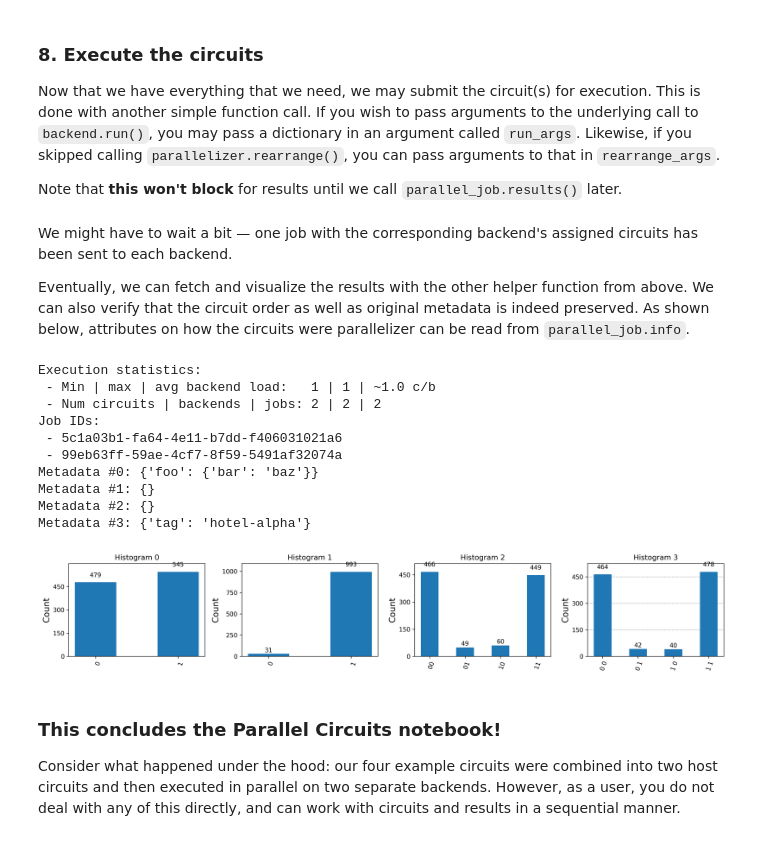
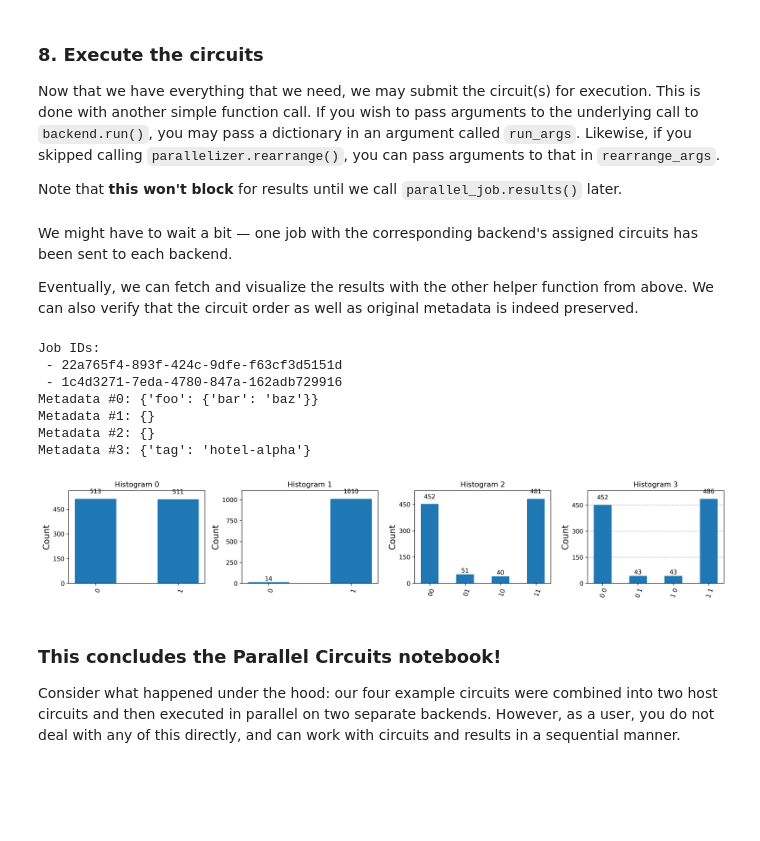
Before and after one commit to vttresearch/qc-parallelizer, a Jupyter notebook: notebooks/parallel-circuits-introduction.ipynb, the cells around one changed output. Saved outputs shown, nothing was run; the diff lists cells and outputs as text; code cells hidden in the pictures; blank space fills up the shorter version.

```diff
--- a/notebooks/parallel-circuits-introduction.ipynb
+++ b/notebooks/parallel-circuits-introduction.ipynb
@@ -306,45 +306,27 @@ We might have to wait a bit &mdash; one job with the corresponding backend's ass
 been sent to each backend.
 
 Eventually, we can fetch and visualize the results with the other helper function from above. We can
-also verify that the circuit order as well as original metadata is indeed preserved. As shown below,
-attributes on how the circuits were parallelizer can be read from `parallel_job.info`.
+also verify that the circuit order as well as original metadata is indeed preserved.
 # %%
 results = parallel_job.results()  # This will block.
 
-load_min, load_max, load_avg = (
-    parallel_job.info.min_circuits_per_backend,
-    parallel_job.info.max_circuits_per_backend,
-    parallel_job.info.avg_circuits_per_backend,
-)
-num_c, num_b, num_j = (
-    parallel_job.info.num_circuits,
-    parallel_job.info.num_backends,
-    parallel_job.info.num_jobs,
-)
-
-print("Execution statistics:")
-print(f" - Min | max | avg backend load:   {load_min} | {load_max} | ~{load_avg} c/b")
-print(f" - Num circuits | backends | jobs: {num_c} | {num_b} | {num_j}")
 print("Job IDs:")
 for job_id in parallel_job.job_id():
     print(f" - {job_id}")
 
 for i, result in enumerate(results):
     print(f"Metadata #{i}:", result.header.metadata)
 
 plot_histograms([result.get_counts() for result in results], figsize=(16, 3))
 # %% [output]
-Execution statistics:
- - Min | max | avg backend load:   1 | 1 | ~1.0 c/b
- - Num circuits | backends | jobs: 2 | 2 | 2
 Job IDs:
- - 5c1a03b1-fa64-4e11-b7dd-f406031021a6
- - 99eb63ff-59ae-4cf7-8f59-5491af32074a
+ - 22a765f4-893f-424c-9dfe-f63cf3d5151d
+ - 1c4d3271-7eda-4780-847a-162adb729916
 Metadata #0: {'foo': {'bar': 'baz'}}
 Metadata #1: {}
 Metadata #2: {}
 Metadata #3: {'tag': 'hotel-alpha'}
-[figure, old version]
+[figure, new version]
 # %% [markdown]
 ### This concludes the Parallel Circuits notebook!
 
```
Also changed, not shown: 29 other files.
